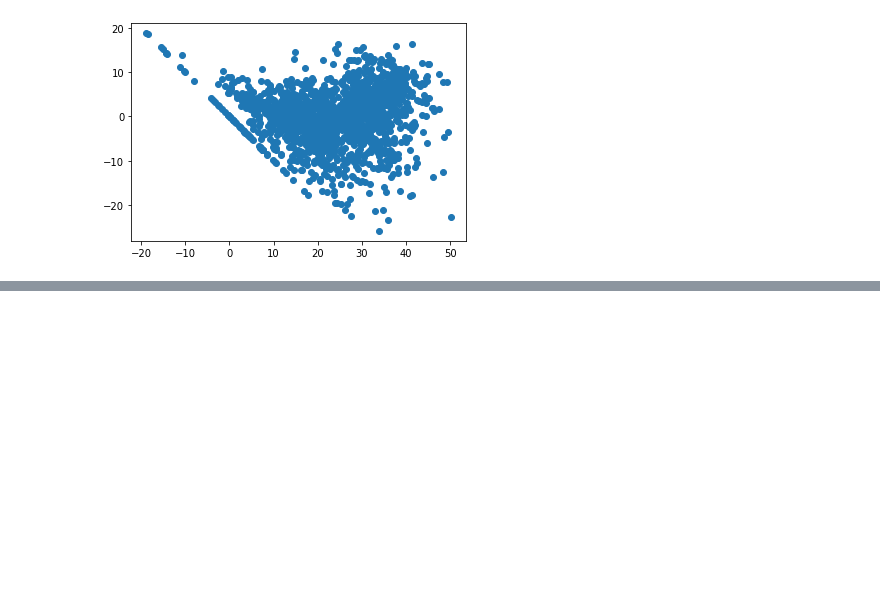
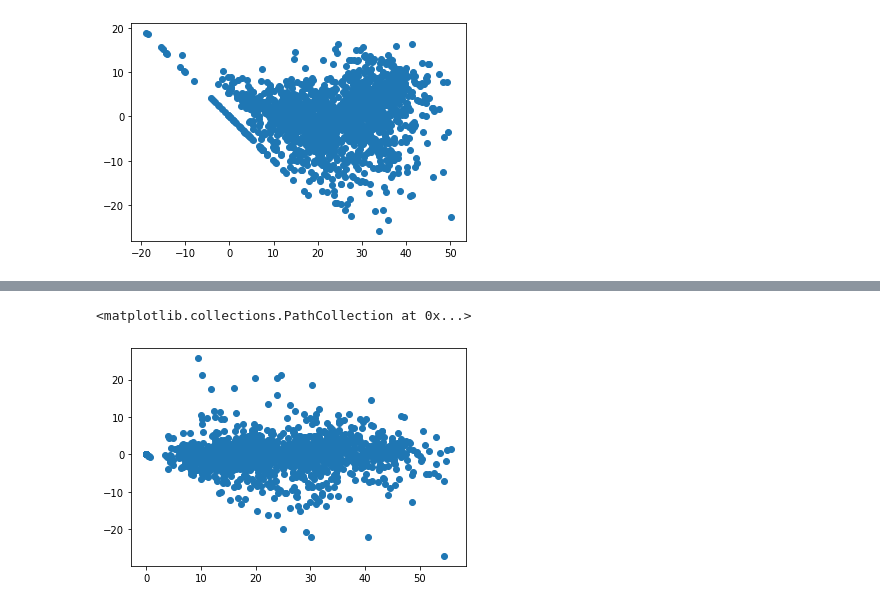
Before and after one commit to YashwantRaul/Supervised-ML-Regression, a Jupyter notebook: Bike_Sharing_Demand_Prediction_Capstone_Project.ipynb, the cells around one changed output, grey strips where cells are left out. Drawn from its saved outputs; the diff is of its cells as text; code cells hidden in the pictures; blank space fills up the shorter version.

```diff
--- a/Bike_Sharing_Demand_Prediction_Capstone_Project.ipynb
+++ b/Bike_Sharing_Demand_Prediction_Capstone_Project.ipynb
@@ -788,0 +873,3 @@ plt.scatter((y_pred_test_ridge),(y_test)-(y_pred_test_ridge))
+# %%
+# Making predictions on test data
+y_pred_test_r = rf_model.predict(X_test)
@@ -788,0 +917,6 @@ plt.scatter((y_pred_test_ridge),(y_test)-(y_pred_test_ridge))
+# %%
+### Heteroscadacity
+plt.scatter((y_pred_test_r),(y_test)-(y_pred_test_r))
+# %% [output]
+<matplotlib.collections.PathCollection at 0x...>
+[figure, added]
```
Also changed, not shown: parts of 22 cells of this notebook.
